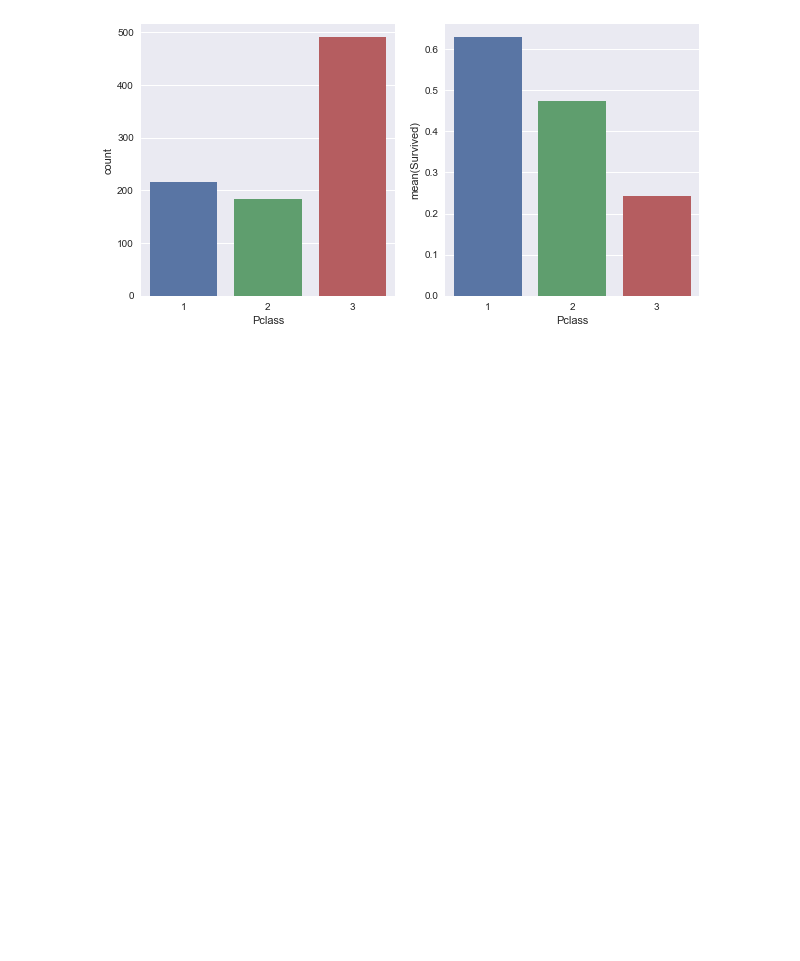
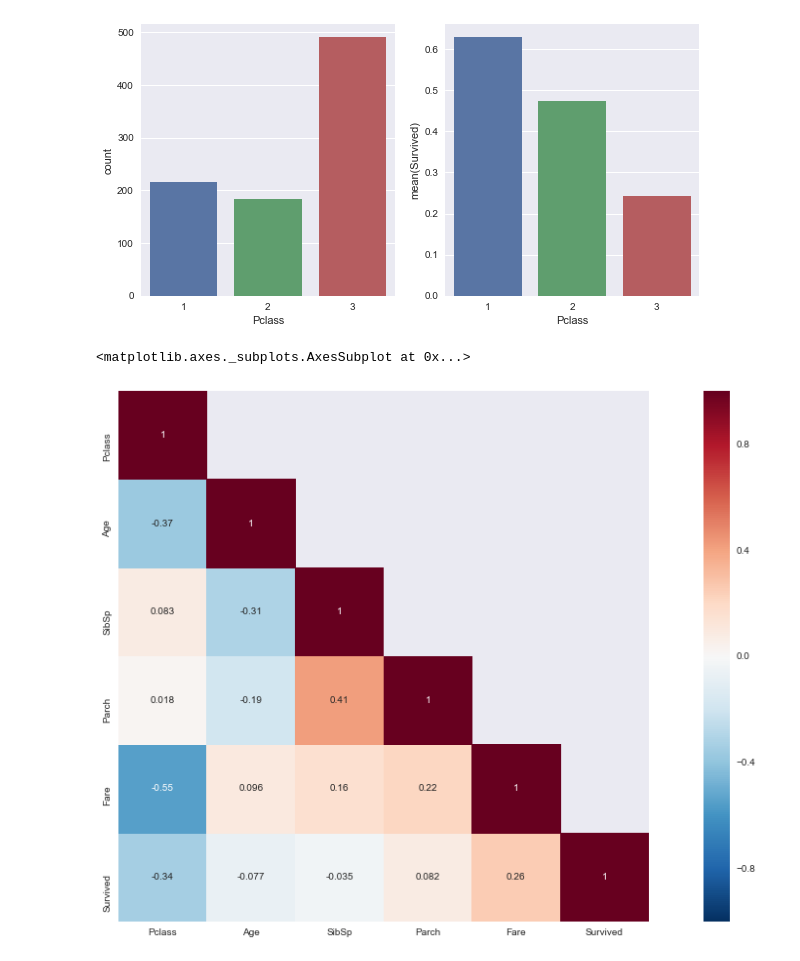
Before and after one commit to zhongzishi/Python-learning-notebooks, a Jupyter notebook: Kaggle/Titanic/Titanic.ipynb, the cells around one changed output. Cells and saved outputs as stored; diff of their text form; code cells hidden in the pictures; blank space fills up the shorter version.

```diff
--- a/Kaggle/Titanic/Titanic.ipynb
+++ b/Kaggle/Titanic/Titanic.ipynb
@@ -65,3 +65,14 @@ sns.barplot(x="Pclass",y="Survived",data=cls_df)
 # %% [output]
 <matplotlib.axes._subplots.AxesSubplot at 0x...>
 [figure]
+# %%
+df1 = trainSet.drop(['Survived'],axis=1)
+df1['Survived']=trainSet['Survived']
+df1 = df1.corr()
+mask = np.array(df1)
+mask[np.tril_indices_from(mask)]=False
+fig = plt.subplots(figsize=(20,10))
+sns.heatmap(data=df1,mask=mask,annot=True,square=True)
+# %% [output]
+<matplotlib.axes._subplots.AxesSubplot at 0x...>
+[figure, added]
```
Also changed, not shown: parts of 3 cells of this notebook, 1 other file.
